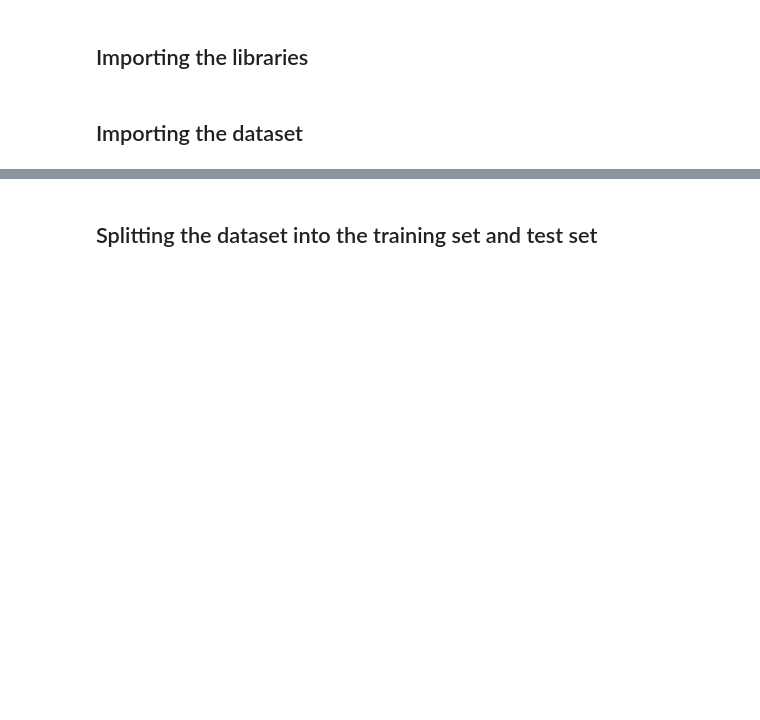
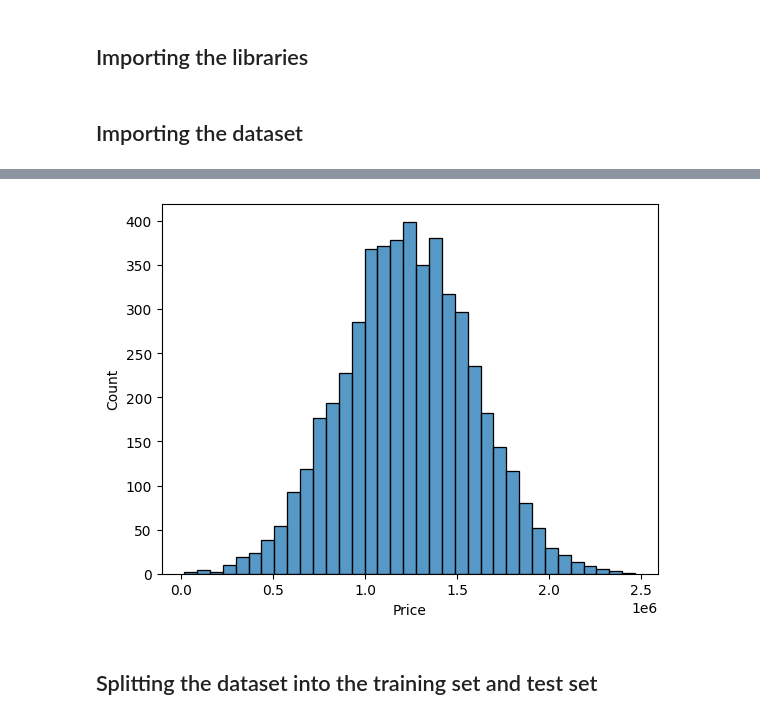
Before and after one commit to el24ham/Machine-Learning-Projects, a Jupyter notebook: Regression/1.Simple Linear Regression/USA_Housing.ipynb, the cells around one changed output, grey strips where cells are left out. Drawn from its saved outputs; the diff is of its cells as text; code cells hidden in the pictures; blank space fills up the shorter version.

```diff
--- a/Regression/1.Simple Linear Regression/USA_Housing.ipynb
+++ b/Regression/1.Simple Linear Regression/USA_Housing.ipynb
@@ -14 +63,6 @@ warnings.filterwarnings('ignore')
+# %%
+sns.histplot(data['Price'], bins=35)
+plt.show()
+# %% [output]
+[figure, added]
 # %%
```
Also changed, not shown: parts of 16 cells of this notebook.
